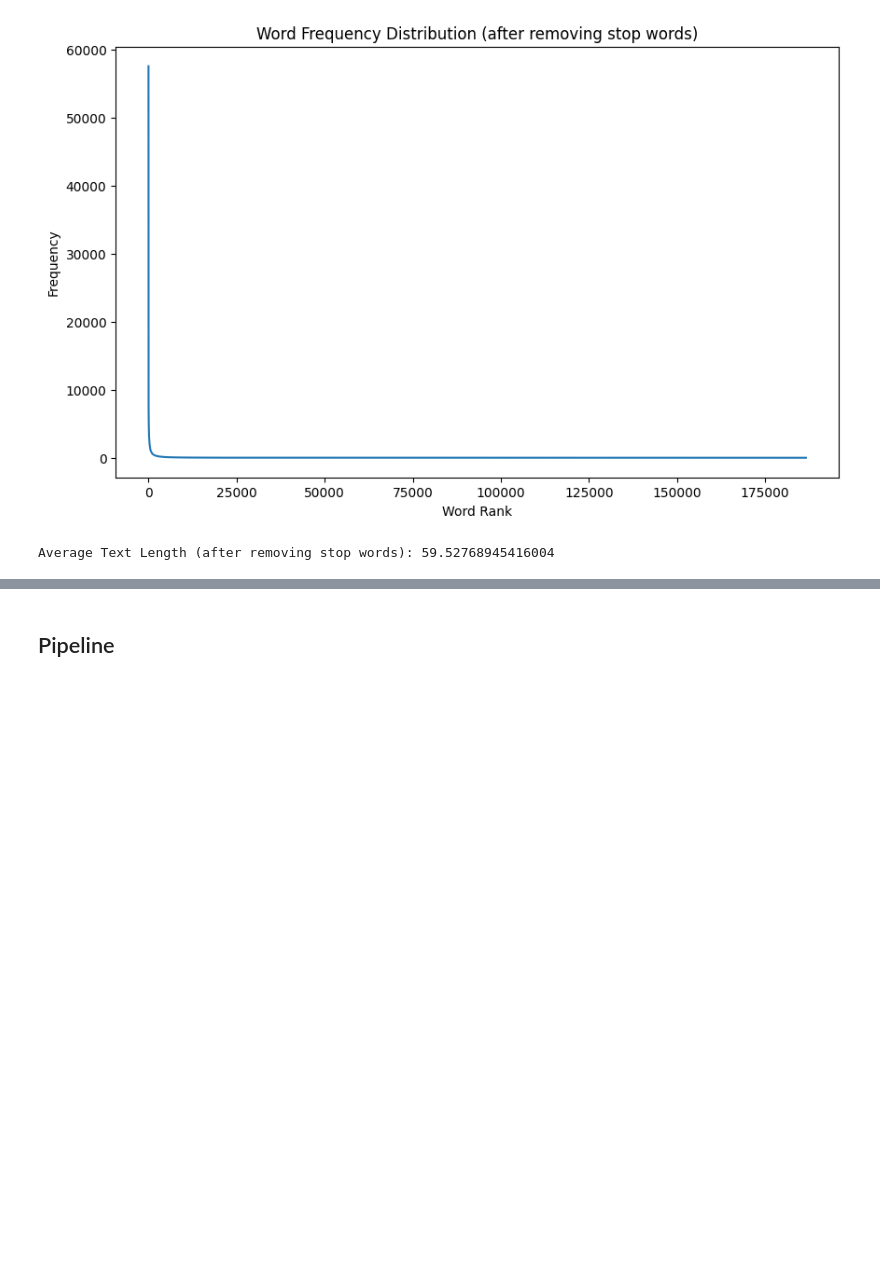
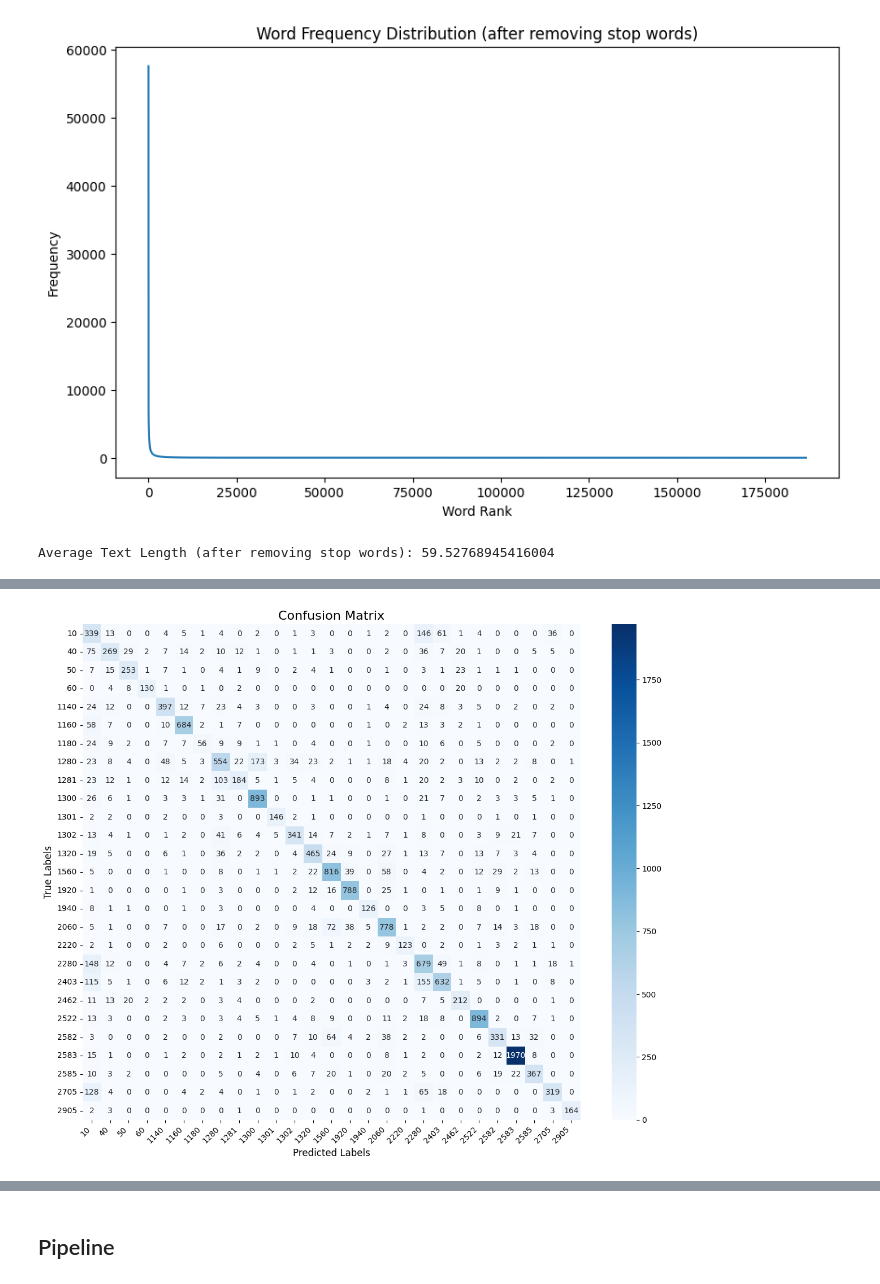
Before and after one commit to PeterStieg/feb25_bds_classification-of-rakuten-e-commerce-products, a Jupyter notebook: Classical_ML.ipynb, the cells around one changed output, grey strips where cells are left out. Drawn from its saved outputs; the diff is of its cells as text; code cells hidden in the pictures; blank space fills up the shorter version.

```diff
--- a/Classical_ML.ipynb
+++ b/Classical_ML.ipynb
@@ -125,0 +424,24 @@ Average Text Length (after removing stop words): 59.52768945416004
+# %%
+import matplotlib.pyplot as plt
+import seaborn as sns
+
+# Define the class labels
+class_labels = [
+    "10", "40", "50", "60", "1140", "1160", "1180", "1280", "1281", "1300", "1301", "1302", "1320", "1560",
+    "1920", "1940", "2060", "2220", "2280", "2403", "2462", "2522", "2582", "2583", "2585", "2705", "2905"
+]
+
+# Create a heatmap for the confusion matrix
+plt.figure(figsize=(12, 10))
+sns.heatmap(cm, annot=True, fmt='d', cmap='Blues', xticklabels=class_labels, yticklabels=class_labels)
+plt.title('Confusion Matrix', fontsize=16)
+plt.xlabel('Predicted Labels', fontsize=12)
+plt.ylabel('True Labels', fontsize=12)
+plt.xticks(rotation=45, ha='right', fontsize=10)
+plt.yticks(rotation=0, fontsize=10)
+plt.tight_layout()
+
+# Show the plot
+plt.show()
+# %% [output]
+[figure, added]
```
Also changed, not shown: parts of 31 cells of this notebook.
